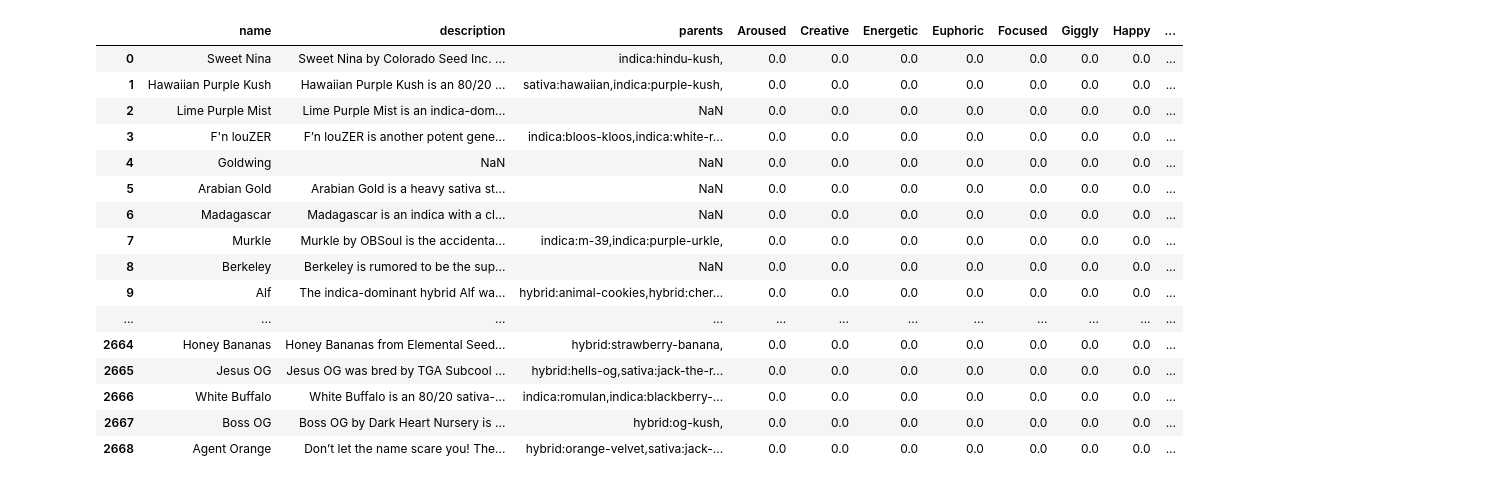
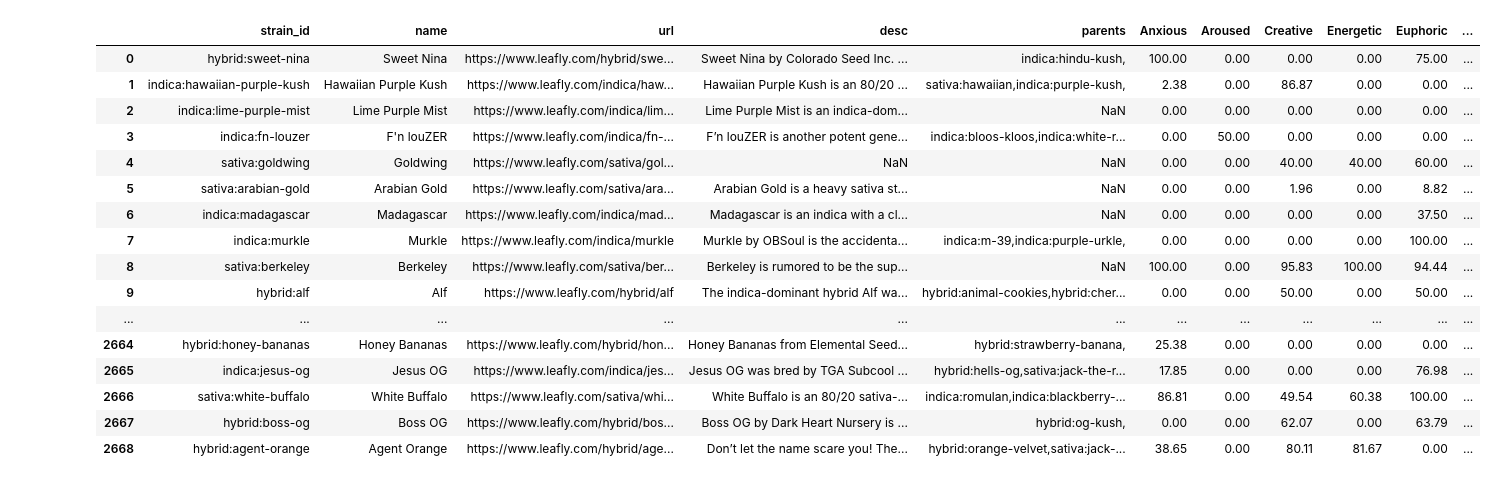
Before and after one commit to ishansaraf/PlantGenealogy, a Jupyter notebook: Data/data_cleaning.ipynb, the cells around one changed output. Saved outputs shown, nothing was run; the diff lists cells and outputs as text; code cells hidden in the pictures.

```diff
--- a/Data/data_cleaning.ipynb
+++ b/Data/data_cleaning.ipynb
@@ -5,0 +8,3 @@ df = pd.read_csv('./PlantGenealogy/Data/strains.csv',sep=';',names=['name','desc
+# %%
+df = pd.read_csv('./strains.csv')
+df.head()
@@ -73,10 +81,13 @@ medical
 # %%
 def flav(sr, subject):
-    if subject in sr:
-        ar = re.split(",", sr)
-        if subject in ar:
-            pos = ar.index(subject)
-            return 1.0
+    ar = re.split(",",sr)
+    if subject == ar[0]:
+        return 1.0
+   # if subject in sr:
+    #    ar = re.split(",", sr)
+     #   if subject in ar:
+      #      pos = ar.index(subject)
+       #     return 1.0
     return 0.0
 # %%
 negatives = []
@@ -92,7 +106,7 @@ effect_list = effect_list.select_dtypes(['number'])
 flavor_list = pd.DataFrame()
 flavor_list['name'] = df.name
 for flavor in flavors:
-    flavor_list[flavor] = df.flavor.apply(lambda x: flav(str(x), flavor))
+    flavor_list[flavor] = df.flavors.apply(lambda x: flav(str(x), flavor))
 flavor_list = flavor_list.select_dtypes(['number'])
 medical_list = pd.DataFrame()
 medical_list['name'] = df.name
@@ -105,5 +119,3 @@ neg_list['name'] = df.name
 for neg in negatives:
     neg_list[neg] = df.negatives.apply(lambda x: ef(str(x), neg))
 neg_list = neg_list.select_dtypes(['number'])
-
-neg_list
@@ -129,42 +153,44 @@ neg_list
 # %%
 # concat new dataframes together
 new_df = pd.DataFrame()
+new_df['strain_id'] = df.strain_id
 new_df['name'] = df.name
-new_df['description'] = df.description
+new_df['url'] = df.url
+new_df['desc'] = df.desc
 new_df['parents'] = df.parents
-for i in range(1,effect_list.shape[1]):
+for i in range(0,effect_list.shape[1]):
     new_df[effect_list.columns[i]] = effect_list.iloc[:,i]
-for i in range(1,flavor_list.shape[1]):
+for i in range(0,flavor_list.shape[1]):
     new_df[flavor_list.columns[i]] = flavor_list.iloc[:,i]
-for i in range(1,medical_list.shape[1]):
+for i in range(0,medical_list.shape[1]):
     new_df[medical_list.columns[i]] = medical_list.iloc[:,i]
-for i in range(1,neg_list.shape[1]):
+for i in range(0,neg_list.shape[1]):
     new_df[neg_list.columns[i]] = neg_list.iloc[:,i]
-df['avg rating'] = pd.to_numeric(df['avg rating'],errors='coerce')
-df['num ratings'] = pd.to_numeric(df['num ratings'],errors='coerce')
-df1 = df.select_dtypes(['number'])
-new_df['avg rating'] = df1['avg rating']
-new_df['num ratings'] = df1['num ratings']
-new_df.fillna(value=0)
-new_df['name'] = df.name
-new_df['description'] = df.description
-new_df['parents'] = df.parents
+#df['avg rating'] = pd.to_numeric(df['avg rating'],errors='coerce')
+#df['num ratings'] = pd.to_numeric(df['num ratings'],errors='coerce')
+#df1 = df.select_dtypes(['number'])
+new_df['ratings'] = df['ratings']
+new_df['num_ratings'] = df['num_ratings']
+#new_df.fillna(value=0)
+#new_df['name'] = df.name
+#new_df['description'] = df.description
+#new_df['parents'] = df.parents
 new_df
 # %% [output]
-|  | name | description | parents | Aroused | Creative | Energetic | Euphoric | Focused | Giggly | Happy | ... |
-| 0 | Sweet Nina | Sweet Nina by Colorado Seed Inc. ... | indica:hindu-kush, | 0.0 | 0.0 | 0.0 | 0.0 | 0.0 | 0.0 | 0.0 | ... |
-| 1 | Hawaiian Purple Kush | Hawaiian Purple Kush is an 80/20 ... | sativa:hawaiian,indica:purple-kush, | 0.0 | 0.0 | 0.0 | 0.0 | 0.0 | 0.0 | 0.0 | ... |
-| 2 | Lime Purple Mist | Lime Purple Mist is an indica-dom... | NaN | 0.0 | 0.0 | 0.0 | 0.0 | 0.0 | 0.0 | 0.0 | ... |
-| 3 | F'n louZER | F’n louZER is another potent gene... | indica:bloos-kloos,indica:white-r... | 0.0 | 0.0 | 0.0 | 0.0 | 0.0 | 0.0 | 0.0 | ... |
-| 4 | Goldwing | NaN | NaN | 0.0 | 0.0 | 0.0 | 0.0 | 0.0 | 0.0 | 0.0 | ... |
-| 5 | Arabian Gold | Arabian Gold is a heavy sativa st... | NaN | 0.0 | 0.0 | 0.0 | 0.0 | 0.0 | 0.0 | 0.0 | ... |
-| 6 | Madagascar | Madagascar is an indica with a cl... | NaN | 0.0 | 0.0 | 0.0 | 0.0 | 0.0 | 0.0 | 0.0 | ... |
-| 7 | Murkle | Murkle by OBSoul is the accidenta... | indica:m-39,indica:purple-urkle, | 0.0 | 0.0 | 0.0 | 0.0 | 0.0 | 0.0 | 0.0 | ... |
-| 8 | Berkeley | Berkeley is rumored to be the sup... | NaN | 0.0 | 0.0 | 0.0 | 0.0 | 0.0 | 0.0 | 0.0 | ... |
-| 9 | Alf | The indica-dominant hybrid Alf wa... | hybrid:animal-cookies,hybrid:cher... | 0.0 | 0.0 | 0.0 | 0.0 | 0.0 | 0.0 | 0.0 | ... |
+|  | strain_id | name | url | desc | parents | Anxious | Aroused | Creative | Energetic | Euphoric | ... |
+| 0 | hybrid:sweet-nina | Sweet Nina | https://www.leafly.com/hybrid/swe... | Sweet Nina by Colorado Seed Inc. ... | indica:hindu-kush, | 100.00 | 0.00 | 0.00 | 0.00 | 75.00 | ... |
+| 1 | indica:hawaiian-purple-kush | Hawaiian Purple Kush | https://www.leafly.com/indica/haw... | Hawaiian Purple Kush is an 80/20 ... | sativa:hawaiian,indica:purple-kush, | 2.38 | 0.00 | 86.87 | 0.00 | 0.00 | ... |
+| 2 | indica:lime-purple-mist | Lime Purple Mist | https://www.leafly.com/indica/lim... | Lime Purple Mist is an indica-dom... | NaN | 0.00 | 0.00 | 0.00 | 0.00 | 0.00 | ... |
+| 3 | indica:fn-louzer | F'n louZER | https://www.leafly.com/indica/fn-... | F’n louZER is another potent gene... | indica:bloos-kloos,indica:white-r... | 0.00 | 50.00 | 0.00 | 0.00 | 0.00 | ... |
+| 4 | sativa:goldwing | Goldwing | https://www.leafly.com/sativa/gol... | NaN | NaN | 0.00 | 0.00 | 40.00 | 40.00 | 60.00 | ... |
+| 5 | sativa:arabian-gold | Arabian Gold | https://www.leafly.com/sativa/ara... | Arabian Gold is a heavy sativa st... | NaN | 0.00 | 0.00 | 1.96 | 0.00 | 8.82 | ... |
+| 6 | indica:madagascar | Madagascar | https://www.leafly.com/indica/mad... | Madagascar is an indica with a cl... | NaN | 0.00 | 0.00 | 0.00 | 0.00 | 37.50 | ... |
+| 7 | indica:murkle | Murkle | https://www.leafly.com/indica/murkle | Murkle by OBSoul is the accidenta... | indica:m-39,indica:purple-urkle, | 0.00 | 0.00 | 0.00 | 0.00 | 100.00 | ... |
+| 8 | sativa:berkeley | Berkeley | https://www.leafly.com/sativa/ber... | Berkeley is rumored to be the sup... | NaN | 100.00 | 0.00 | 95.83 | 100.00 | 94.44 | ... |
+| 9 | hybrid:alf | Alf | https://www.leafly.com/hybrid/alf | The indica-dominant hybrid Alf wa... | hybrid:animal-cookies,hybrid:cher... | 0.00 | 0.00 | 50.00 | 0.00 | 50.00 | ... |
 | ... | ... | ... | ... | ... | ... | ... | ... | ... | ... | ... | ... |
-| 2664 | Honey Bananas | Honey Bananas from Elemental Seed... | hybrid:strawberry-banana, | 0.0 | 0.0 | 0.0 | 0.0 | 0.0 | 0.0 | 0.0 | ... |
-| 2665 | Jesus OG | Jesus OG was bred by TGA Subcool ... | hybrid:hells-og,sativa:jack-the-r... | 0.0 | 0.0 | 0.0 | 0.0 | 0.0 | 0.0 | 0.0 | ... |
-| 2666 | White Buffalo | White Buffalo is an 80/20 sativa-... | indica:romulan,indica:blackberry-... | 0.0 | 0.0 | 0.0 | 0.0 | 0.0 | 0.0 | 0.0 | ... |
-| 2667 | Boss OG | Boss OG by Dark Heart Nursery is ... | hybrid:og-kush, | 0.0 | 0.0 | 0.0 | 0.0 | 0.0 | 0.0 | 0.0 | ... |
-| 2668 | Agent Orange | Don’t let the name scare you! The... | hybrid:orange-velvet,sativa:jack-... | 0.0 | 0.0 | 0.0 | 0.0 | 0.0 | 0.0 | 0.0 | ... |
+| 2664 | hybrid:honey-bananas | Honey Bananas | https://www.leafly.com/hybrid/hon... | Honey Bananas from Elemental Seed... | hybrid:strawberry-banana, | 25.38 | 0.00 | 0.00 | 0.00 | 0.00 | ... |
+| 2665 | indica:jesus-og | Jesus OG | https://www.leafly.com/indica/jes... | Jesus OG was bred by TGA Subcool ... | hybrid:hells-og,sativa:jack-the-r... | 17.85 | 0.00 | 0.00 | 0.00 | 76.98 | ... |
+| 2666 | sativa:white-buffalo | White Buffalo | https://www.leafly.com/sativa/whi... | White Buffalo is an 80/20 sativa-... | indica:romulan,indica:blackberry-... | 86.81 | 0.00 | 49.54 | 60.38 | 100.00 | ... |
+| 2667 | hybrid:boss-og | Boss OG | https://www.leafly.com/hybrid/bos... | Boss OG by Dark Heart Nursery is ... | hybrid:og-kush, | 0.00 | 0.00 | 62.07 | 0.00 | 63.79 | ... |
+| 2668 | hybrid:agent-orange | Agent Orange | https://www.leafly.com/hybrid/age... | Don’t let the name scare you! The... | hybrid:orange-velvet,sativa:jack-... | 38.65 | 0.00 | 80.11 | 81.67 | 0.00 | ... |
```
Also changed, not shown: parts of 11 cells of this notebook, 15 other files.
